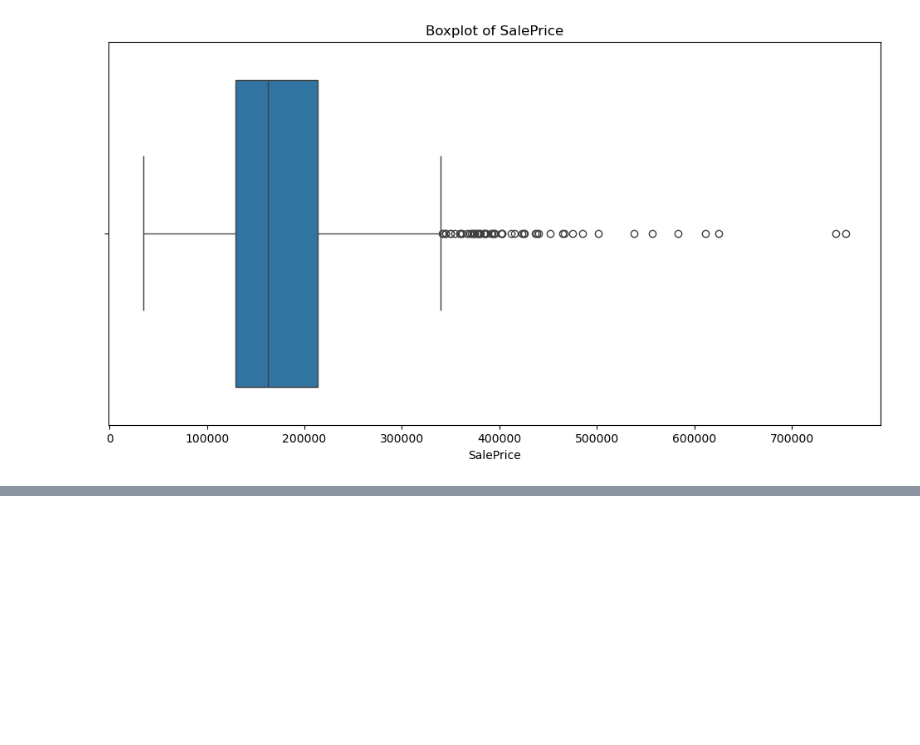
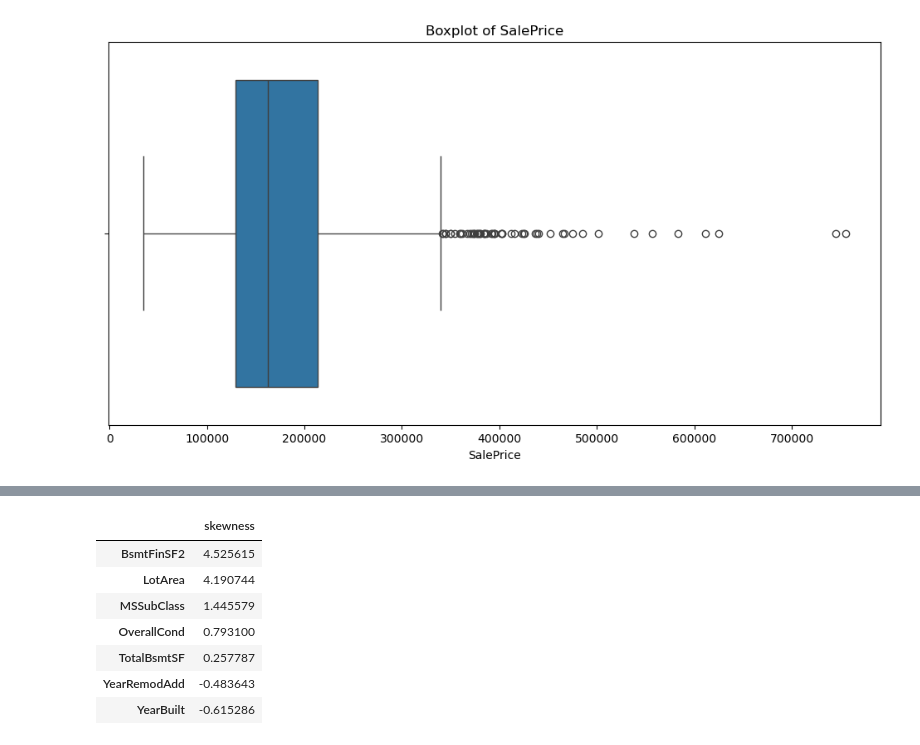
Before and after one commit to KishanSingh2003/House-Price-Pediction, a Jupyter notebook: HousePricePrediction/.EDA_And_DataCleaning.ipynb, the cells around one changed output, grey strips where cells are left out. Cells and saved outputs as stored; diff of their text form; code cells hidden in the pictures; blank space fills up the shorter version.

```diff
--- a/HousePricePrediction/.EDA_And_DataCleaning.ipynb
+++ b/HousePricePrediction/.EDA_And_DataCleaning.ipynb
@@ -391,0 +407,21 @@ data1 = data1.drop('SalePrice', axis=1)
+# %%
+num_features = [
+    'MSSubClass', 'LotArea', 'OverallCond', 'YearBuilt',
+    'YearRemodAdd', 'BsmtFinSF2', 'TotalBsmtSF', 'SalePrice'
+]
+# %%
+skewness = []
+num_features_for_skewness = [feature for feature in num_features if feature != 'SalePrice']
+for i in num_features_for_skewness:
+    skewness.append(data1[i].skew())
+
+pd.DataFrame(data=skewness, index=num_features_for_skewness, columns=['skewness']).sort_values(by='skewness', ascending=False)
+# %% [output]
+|  | skewness |
+| BsmtFinSF2 | 4.525615 |
+| LotArea | 4.190744 |
+| MSSubClass | 1.445579 |
+| OverallCond | 0.793100 |
+| TotalBsmtSF | 0.257787 |
+| YearRemodAdd | -0.483643 |
+| YearBuilt | -0.615286 |
```
Also changed, not shown: parts of 4 cells of this notebook.
